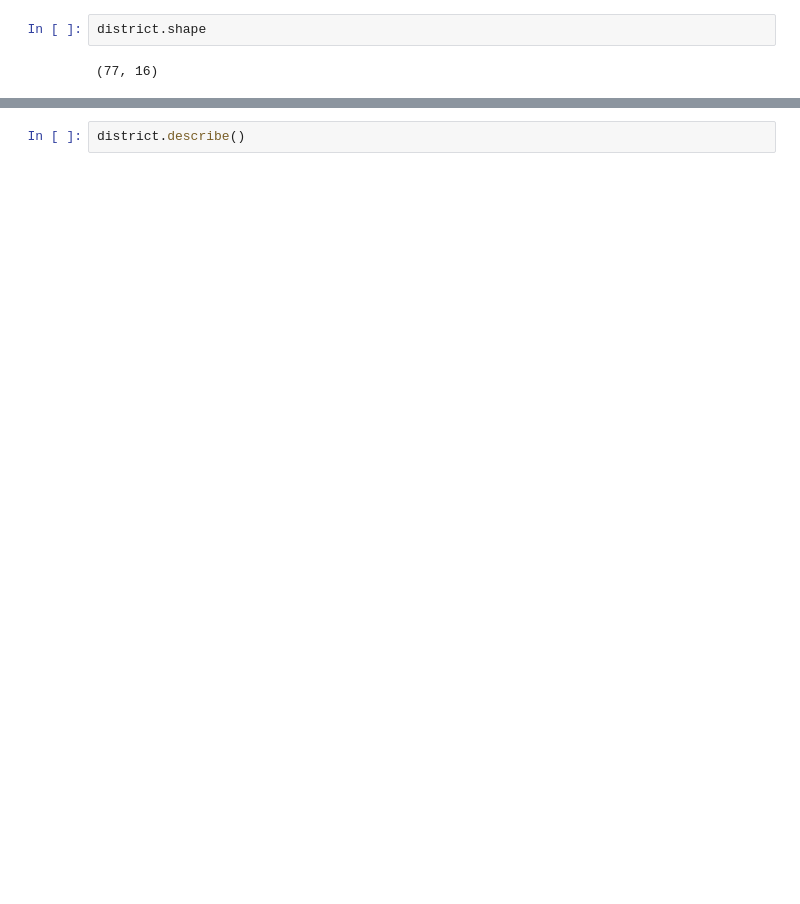
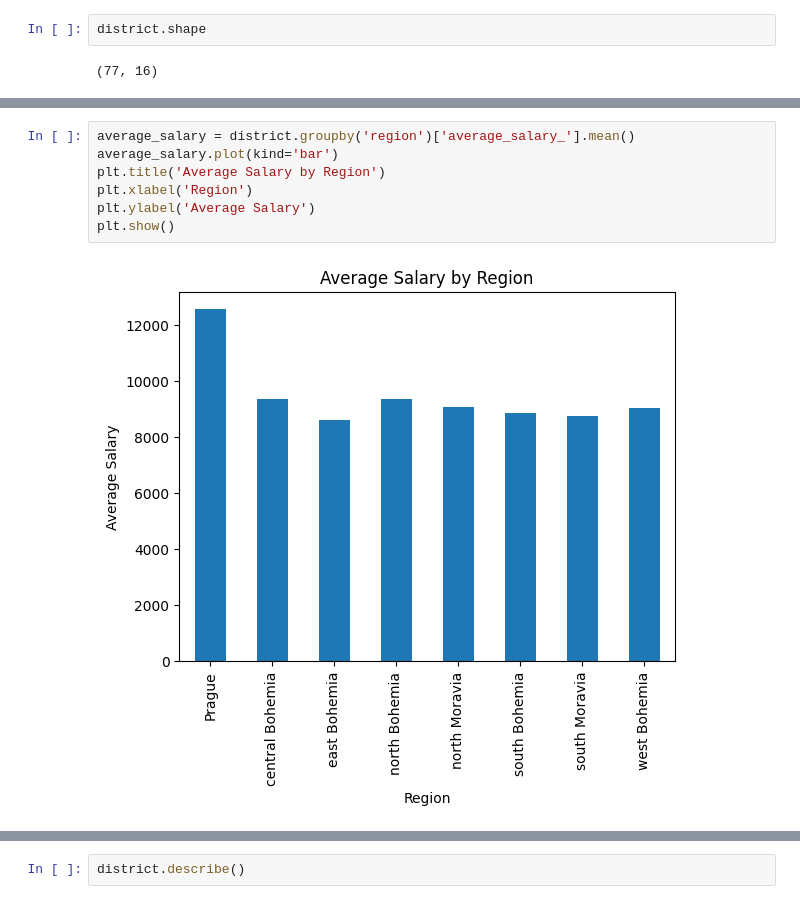
Before and after one commit to DanielaTomas/FCUP-DM1, a Jupyter notebook: DM1.ipynb, the cells around one changed output, grey strips where cells are left out. Cells and saved outputs as stored; diff of their text form; blank space fills up the shorter version.

Commit message:
Added data statistics and data visualization for the other 3 csv files

```diff
--- a/DM1.ipynb
+++ b/DM1.ipynb
@@ -335,2 +338,11 @@ Data columns (total 16 columns):
 dtypes: float64(2), int64(10), object(4)
 memory usage: 9.8+ KB
+# %%
+average_salary = district.groupby('region')['average_salary_'].mean()
+average_salary.plot(kind='bar')
+plt.title('Average Salary by Region')
+plt.xlabel('Region')
+plt.ylabel('Average Salary')
+plt.show()
+# %% [output]
+[figure, added]
```
Also changed, not shown: parts of 26 cells of this notebook.
